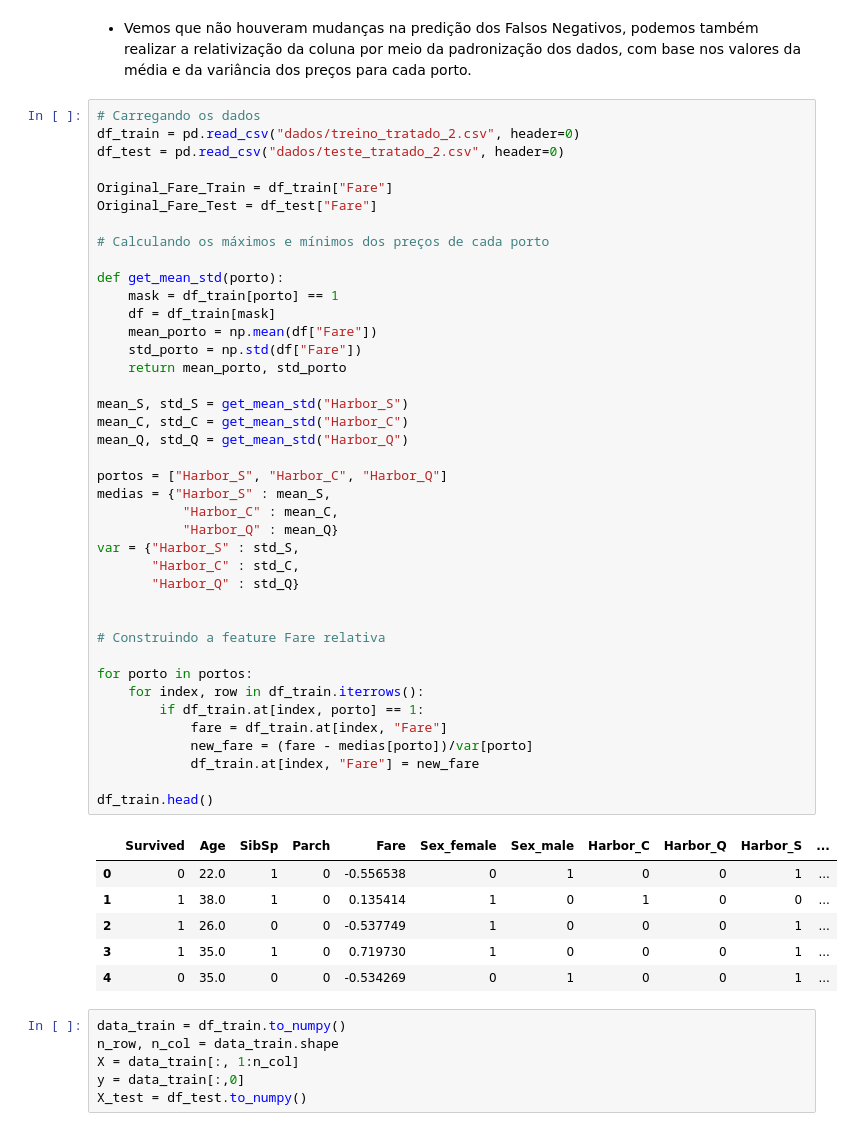
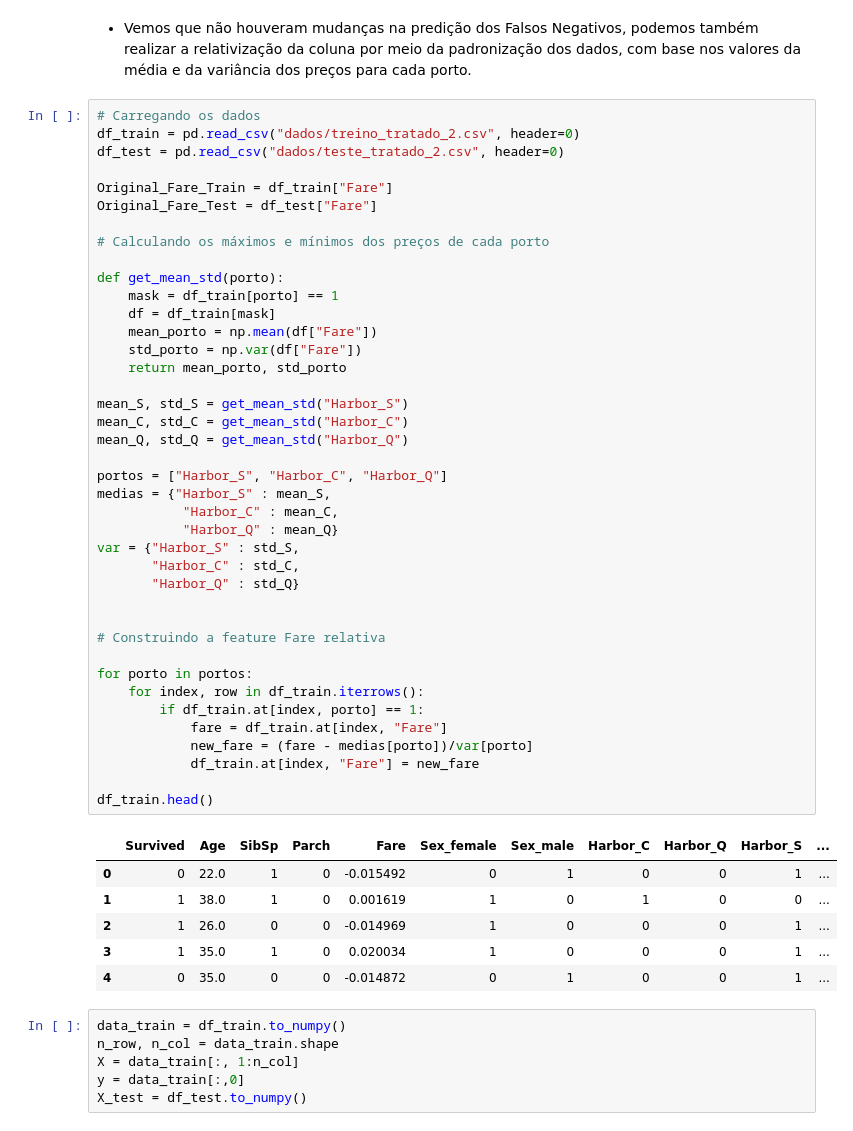
Before and after one commit to Edmurcn/Titanic, a Jupyter notebook: Passo-4.ipynb, the cells around one changed output. Cells and saved outputs as stored; diff of their text form.

```diff
--- a/Passo-4.ipynb
+++ b/Passo-4.ipynb
@@ -252,39 +252,39 @@ def get_mean_std(porto):
     mask = df_train[porto] == 1
     df = df_train[mask]
     mean_porto = np.mean(df["Fare"])
-    std_porto = np.std(df["Fare"])
+    std_porto = np.var(df["Fare"])
     return mean_porto, std_porto
 
 mean_S, std_S = get_mean_std("Harbor_S")
 mean_C, std_C = get_mean_std("Harbor_C")
 mean_Q, std_Q = get_mean_std("Harbor_Q")
 
 portos = ["Harbor_S", "Harbor_C", "Harbor_Q"]
 medias = {"Harbor_S" : mean_S,
            "Harbor_C" : mean_C,
            "Harbor_Q" : mean_Q}
 var = {"Harbor_S" : std_S,
        "Harbor_C" : std_C,
        "Harbor_Q" : std_Q}
 
 
 # Construindo a feature Fare relativa
 
 for porto in portos:
     for index, row in df_train.iterrows():
         if df_train.at[index, porto] == 1:
             fare = df_train.at[index, "Fare"]
             new_fare = (fare - medias[porto])/var[porto]
             df_train.at[index, "Fare"] = new_fare
 
 df_train.head()
 # %% [output]
 |  | Survived | Age | SibSp | Parch | Fare | Sex_female | Sex_male | Harbor_C | Harbor_Q | Harbor_S | ... |
-| 0 | 0 | 22.0 | 1 | 0 | -0.556538 | 0 | 1 | 0 | 0 | 1 | ... |
-| 1 | 1 | 38.0 | 1 | 0 | 0.135414 | 1 | 0 | 1 | 0 | 0 | ... |
-| 2 | 1 | 26.0 | 0 | 0 | -0.537749 | 1 | 0 | 0 | 0 | 1 | ... |
-| 3 | 1 | 35.0 | 1 | 0 | 0.719730 | 1 | 0 | 0 | 0 | 1 | ... |
-| 4 | 0 | 35.0 | 0 | 0 | -0.534269 | 0 | 1 | 0 | 0 | 1 | ... |
+| 0 | 0 | 22.0 | 1 | 0 | -0.015492 | 0 | 1 | 0 | 0 | 1 | ... |
+| 1 | 1 | 38.0 | 1 | 0 | 0.001619 | 1 | 0 | 1 | 0 | 0 | ... |
+| 2 | 1 | 26.0 | 0 | 0 | -0.014969 | 1 | 0 | 0 | 0 | 1 | ... |
+| 3 | 1 | 35.0 | 1 | 0 | 0.020034 | 1 | 0 | 0 | 0 | 1 | ... |
+| 4 | 0 | 35.0 | 0 | 0 | -0.014872 | 0 | 1 | 0 | 0 | 1 | ... |
 # %%
 data_train = df_train.to_numpy()
 n_row, n_col = data_train.shape
```
